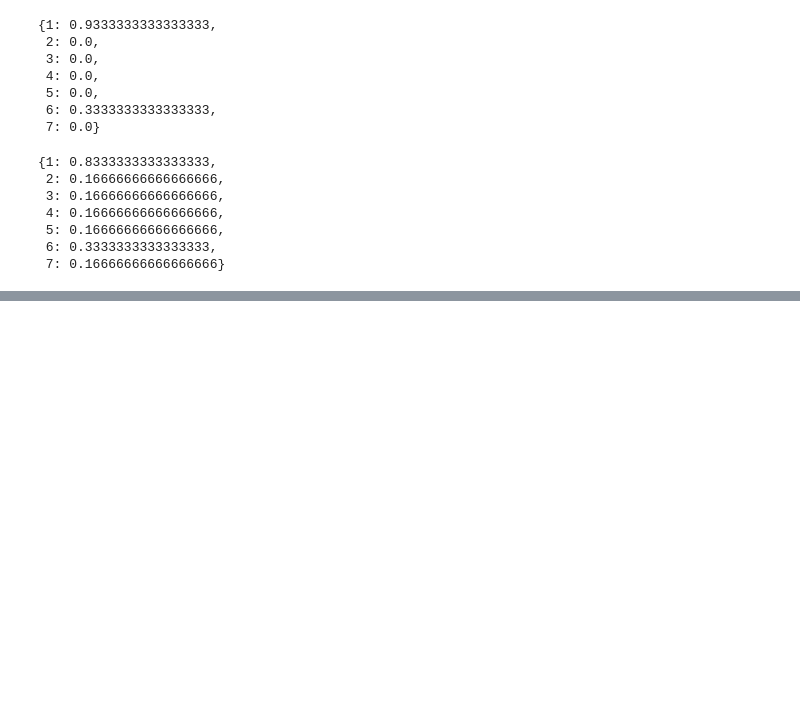
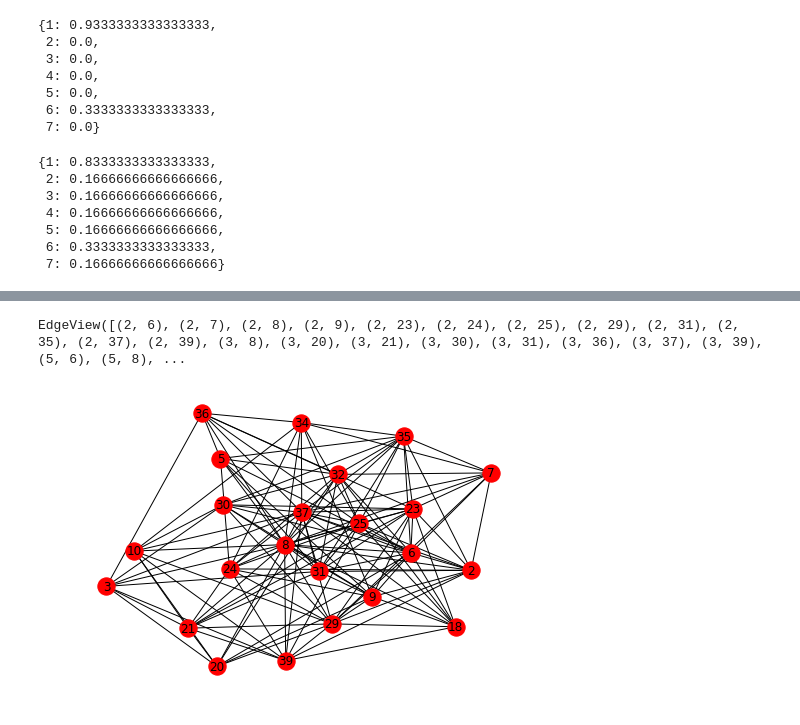
Before and after one commit to nathdip/TeachNeuralNetworks, a Jupyter notebook: Network Analysis using Networkx.ipynb, the cells around one changed output, grey strips where cells are left out. Drawn from its saved outputs; the diff is of its cells as text; code cells hidden in the pictures; blank space fills up the shorter version.

```diff
--- a/Network Analysis using Networkx.ipynb
+++ b/Network Analysis using Networkx.ipynb
@@ -121,0 +198,10 @@ nx.degree_centrality(G1)
+# %%
+G_sub = G.subgraph(test)
+# %%
+G_sub.edges()
+# %% [output]
+EdgeView([(2, 6), (2, 7), (2, 8), (2, 9), (2, 23), (2, 24), (2, 25), (2, 29), (2, 31), (2, 35), (2, 37), (2, 39), (3, 8), (3, 20), (3, 21), (3, 30), (3, 31), (3, 36), (3, 37), (3, 39), (5, 6), (5, 8), ...
+# %%
+nx.draw(G_sub, with_labels=True)
+# %% [output]
+[figure, added]
```
Also changed, not shown: parts of 29 cells of this notebook, 8 other files.
